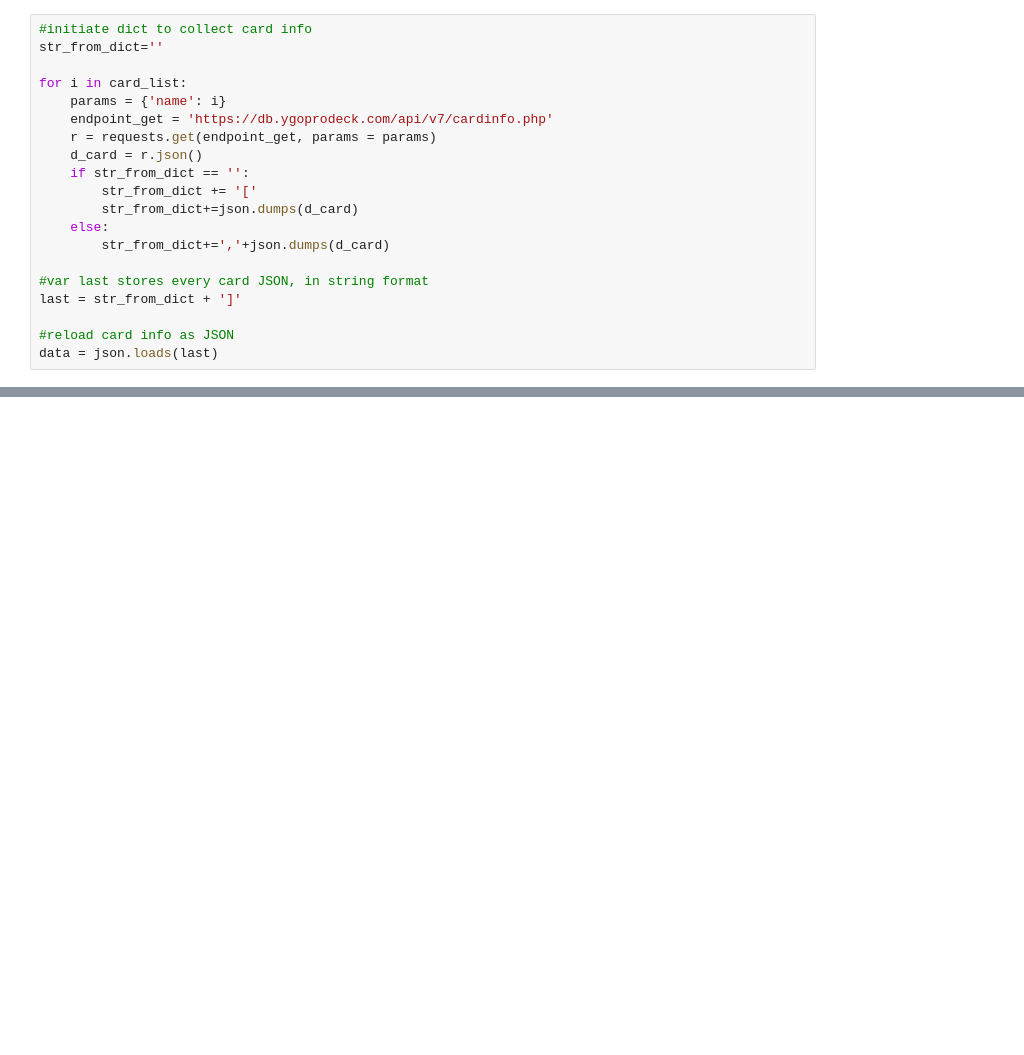
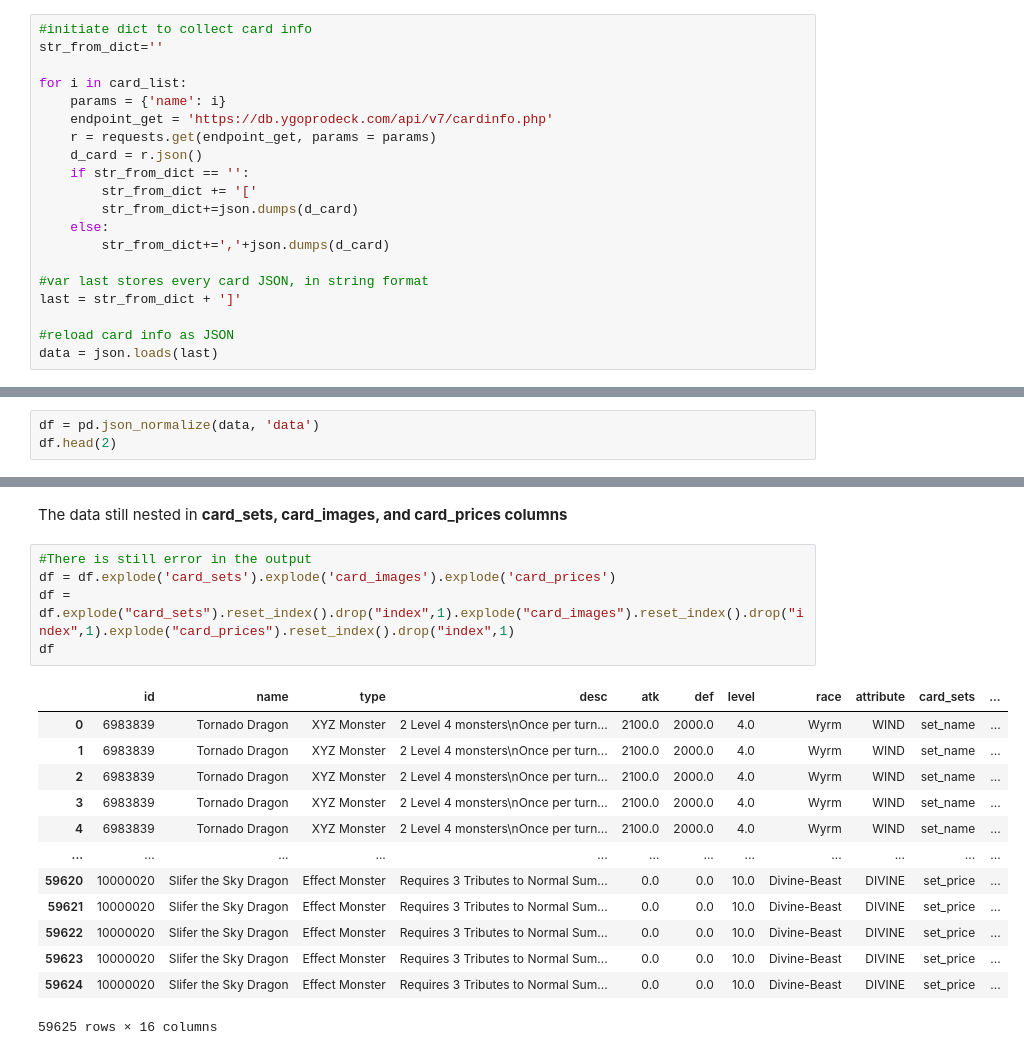
Before and after one commit to vrieza/yugioh-public-api-data-enrichment, a Jupyter notebook: Testing.ipynb, the cells around one changed output, grey strips where cells are left out. Cells and saved outputs as stored; diff of their text form; blank space fills up the shorter version.

Commit message:
Add markdown and add code in python, error in merging

```diff
--- a/Testing.ipynb
+++ b/Testing.ipynb
@@ -88,0 +131,3 @@ data
+# %%
+df = pd.json_normalize(data, 'data')
+df.head(2)
@@ -88,0 +138,21 @@ data
+# %% [markdown]
+The data still nested in **card_sets, card_images, and card_prices columns**
+# %%
+#There is still error in the output
+df = df.explode('card_sets').explode('card_images').explode('card_prices')
+df = df.explode("card_sets").reset_index().drop("index",1).explode("card_images").reset_index().drop("index",1).explode("card_prices").reset_index().drop("index",1)
+df
+# %% [output]
+|  | id | name | type | desc | atk | def | level | race | attribute | card_sets | ... |
+| 0 | 6983839 | Tornado Dragon | XYZ Monster | 2 Level 4 monsters\nOnce per turn... | 2100.0 | 2000.0 | 4.0 | Wyrm | WIND | set_name | ... |
+| 1 | 6983839 | Tornado Dragon | XYZ Monster | 2 Level 4 monsters\nOnce per turn... | 2100.0 | 2000.0 | 4.0 | Wyrm | WIND | set_name | ... |
+| 2 | 6983839 | Tornado Dragon | XYZ Monster | 2 Level 4 monsters\nOnce per turn... | 2100.0 | 2000.0 | 4.0 | Wyrm | WIND | set_name | ... |
+| 3 | 6983839 | Tornado Dragon | XYZ Monster | 2 Level 4 monsters\nOnce per turn... | 2100.0 | 2000.0 | 4.0 | Wyrm | WIND | set_name | ... |
+| 4 | 6983839 | Tornado Dragon | XYZ Monster | 2 Level 4 monsters\nOnce per turn... | 2100.0 | 2000.0 | 4.0 | Wyrm | WIND | set_name | ... |
+| ... | ... | ... | ... | ... | ... | ... | ... | ... | ... | ... | ... |
+| 59620 | 10000020 | Slifer the Sky Dragon | Effect Monster | Requires 3 Tributes to Normal Sum... | 0.0 | 0.0 | 10.0 | Divine-Beast | DIVINE | set_price | ... |
+| 59621 | 10000020 | Slifer the Sky Dragon | Effect Monster | Requires 3 Tributes to Normal Sum... | 0.0 | 0.0 | 10.0 | Divine-Beast | DIVINE | set_price | ... |
+| 59622 | 10000020 | Slifer the Sky Dragon | Effect Monster | Requires 3 Tributes to Normal Sum... | 0.0 | 0.0 | 10.0 | Divine-Beast | DIVINE | set_price | ... |
+| 59623 | 10000020 | Slifer the Sky Dragon | Effect Monster | Requires 3 Tributes to Normal Sum... | 0.0 | 0.0 | 10.0 | Divine-Beast | DIVINE | set_price | ... |
+| 59624 | 10000020 | Slifer the Sky Dragon | Effect Monster | Requires 3 Tributes to Normal Sum... | 0.0 | 0.0 | 10.0 | Divine-Beast | DIVINE | set_price | ... |
+59625 rows × 16 columns
```
Also changed, not shown: parts of 13 cells of this notebook.
